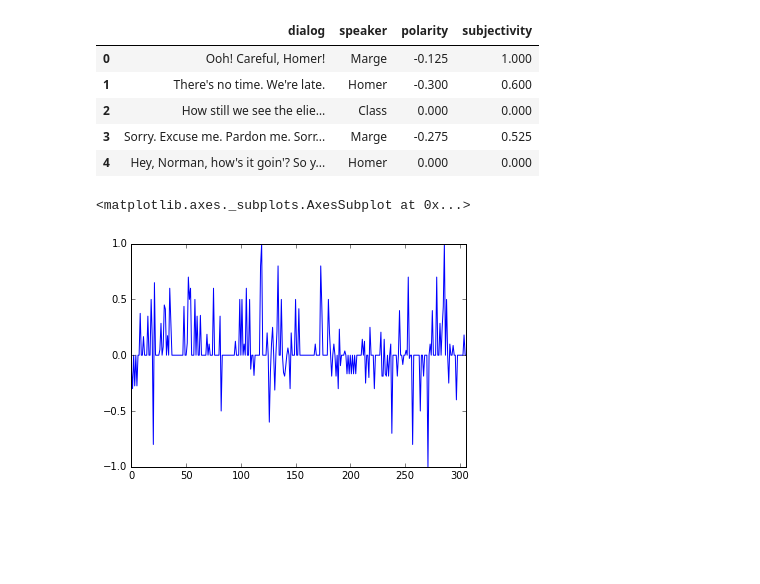
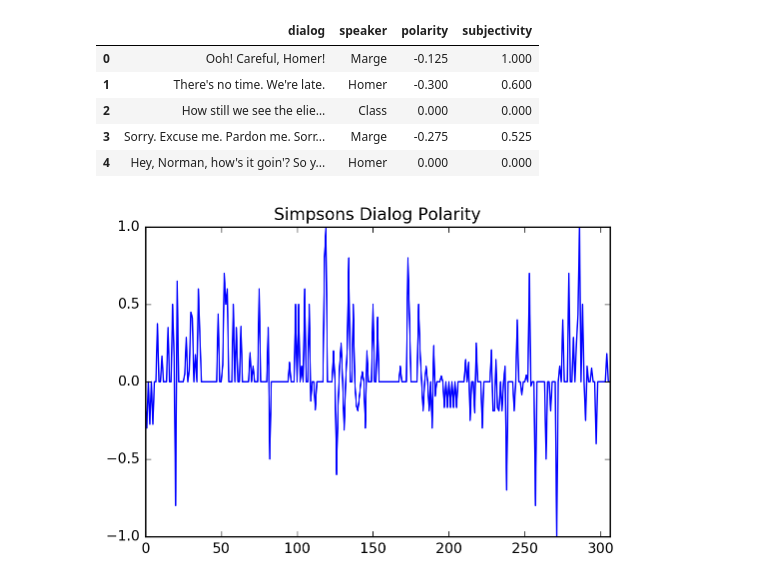
Before and after one commit to sambozek/NLP-Projects, a Jupyter notebook: Simpsons-Park/Simpsons_SP_Comparision.ipynb, the cells around one changed output. Cells and saved outputs as stored; diff of their text form; code cells hidden in the pictures; blank space fills up the shorter version.

```diff
--- a/Simpsons-Park/Simpsons_SP_Comparision.ipynb
+++ b/Simpsons-Park/Simpsons_SP_Comparision.ipynb
@@ -68,10 +68,7 @@ simpsons_script.head()
 | 2 | How still we see the elie… | Class | 0.000 | 0.000 |
 | 3 | Sorry. Excuse me. Pardon me. Sorr... | Marge | -0.275 | 0.525 |
 | 4 | Hey, Norman, how's it goin'? So y... | Homer | 0.000 | 0.000 |
-# %%
-%matplotlib inline
-%
-simpsons_script['polarity'].plot()
-# %% [output]
-<matplotlib.axes._subplots.AxesSubplot at 0x...>
-[figure, removed]
+# %%
+simpsons_pol = simpsons_script['polarity'].plot(title='Simpsons Dialog Polarity')
+# %% [output]
+[figure, added]
```
Also changed, not shown: parts of 3 cells of this notebook.
